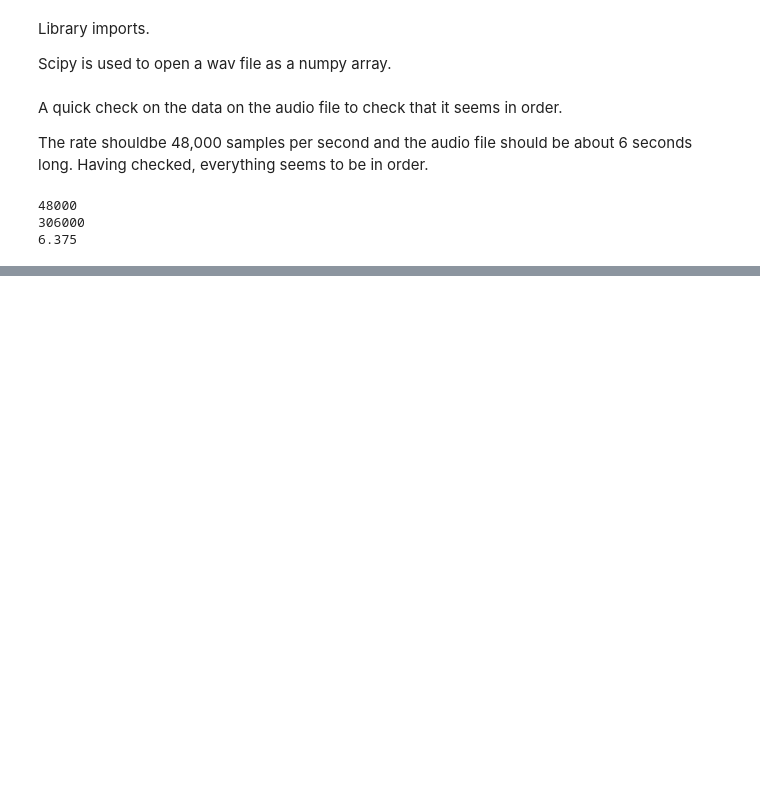
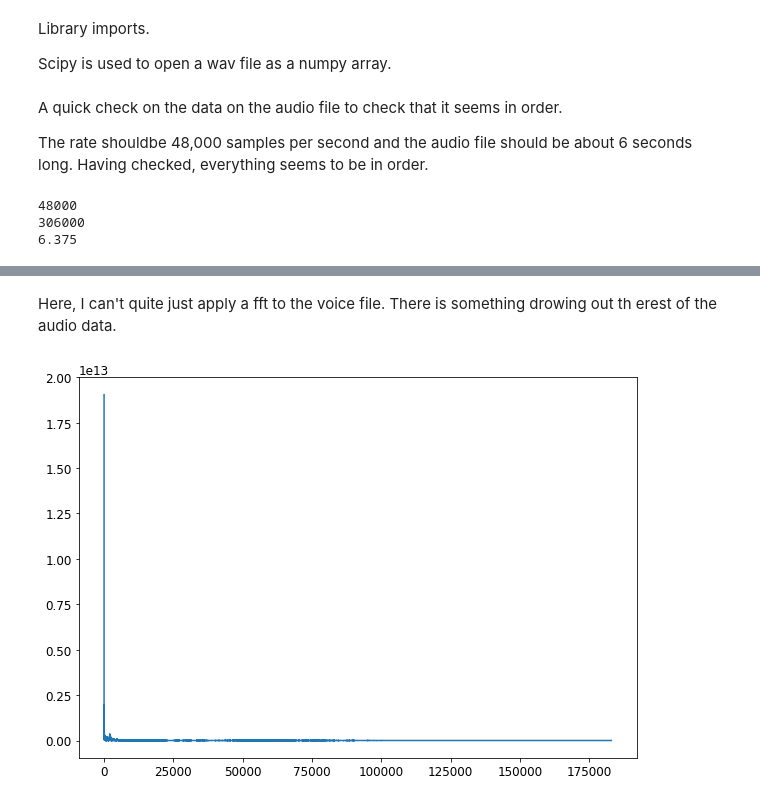
Before and after one commit to ThibaultHuyet/data_parsing, a Jupyter notebook: Audio.ipynb, the cells around one changed output, grey strips where cells are left out. Drawn from its saved outputs; the diff is of its cells as text; code cells hidden in the pictures; blank space fills up the shorter version.

```diff
--- a/Audio.ipynb
+++ b/Audio.ipynb
@@ -41,0 +82,12 @@ plt.show()
+# %% [markdown]
+Here, I can't quite just apply a fft to the voice file. There is something drowing out th erest of the audio data.
+# %%
+yFreq = np.fft.fft(data)
+
+d = int(len(yFreq)/2)
+
+plt.figure(figsize=(10,7))
+plt.plot(abs(yFreq[:d - 1]))
+plt.show()
+# %% [output]
+[figure, added]
```
Also changed, not shown: parts of 9 cells of this notebook.
